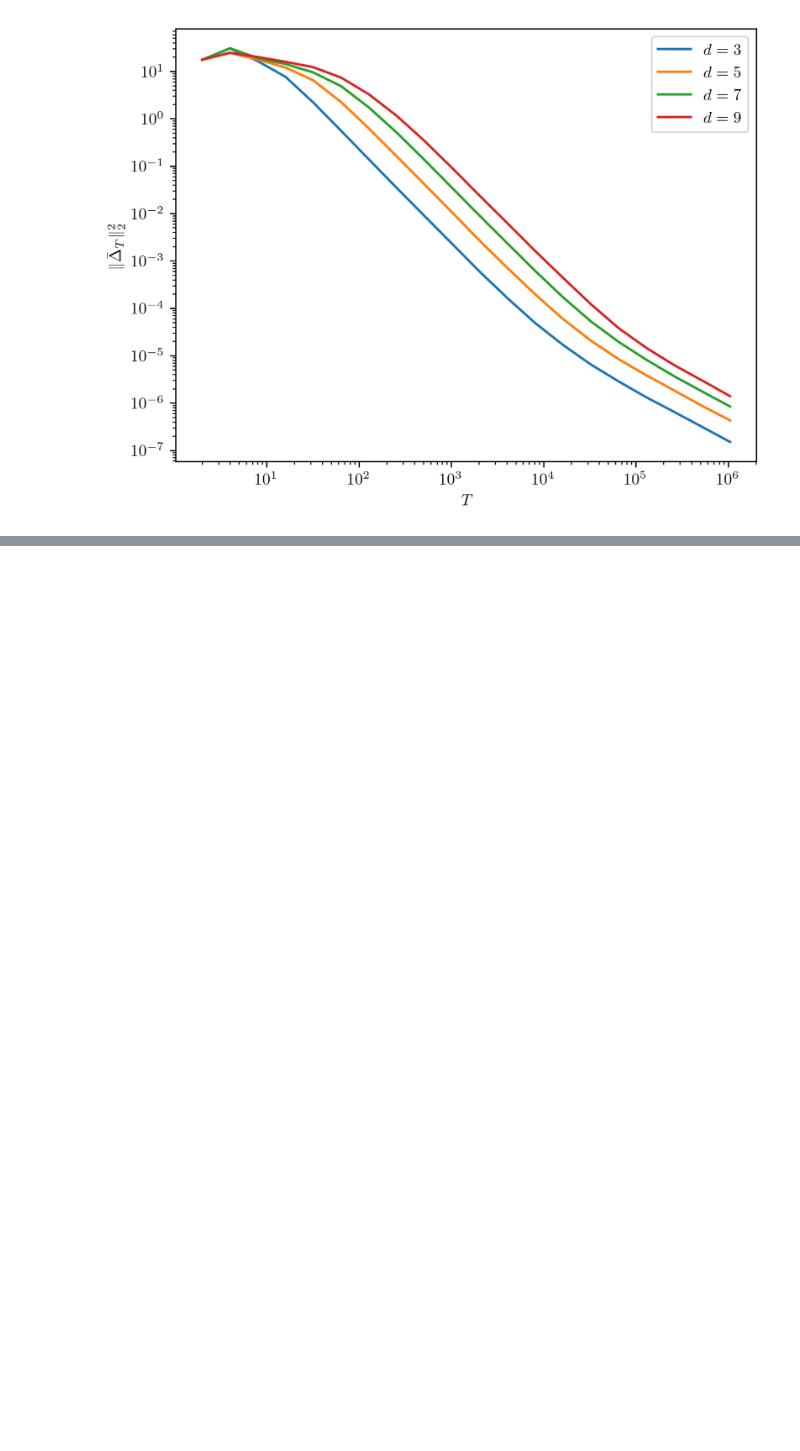
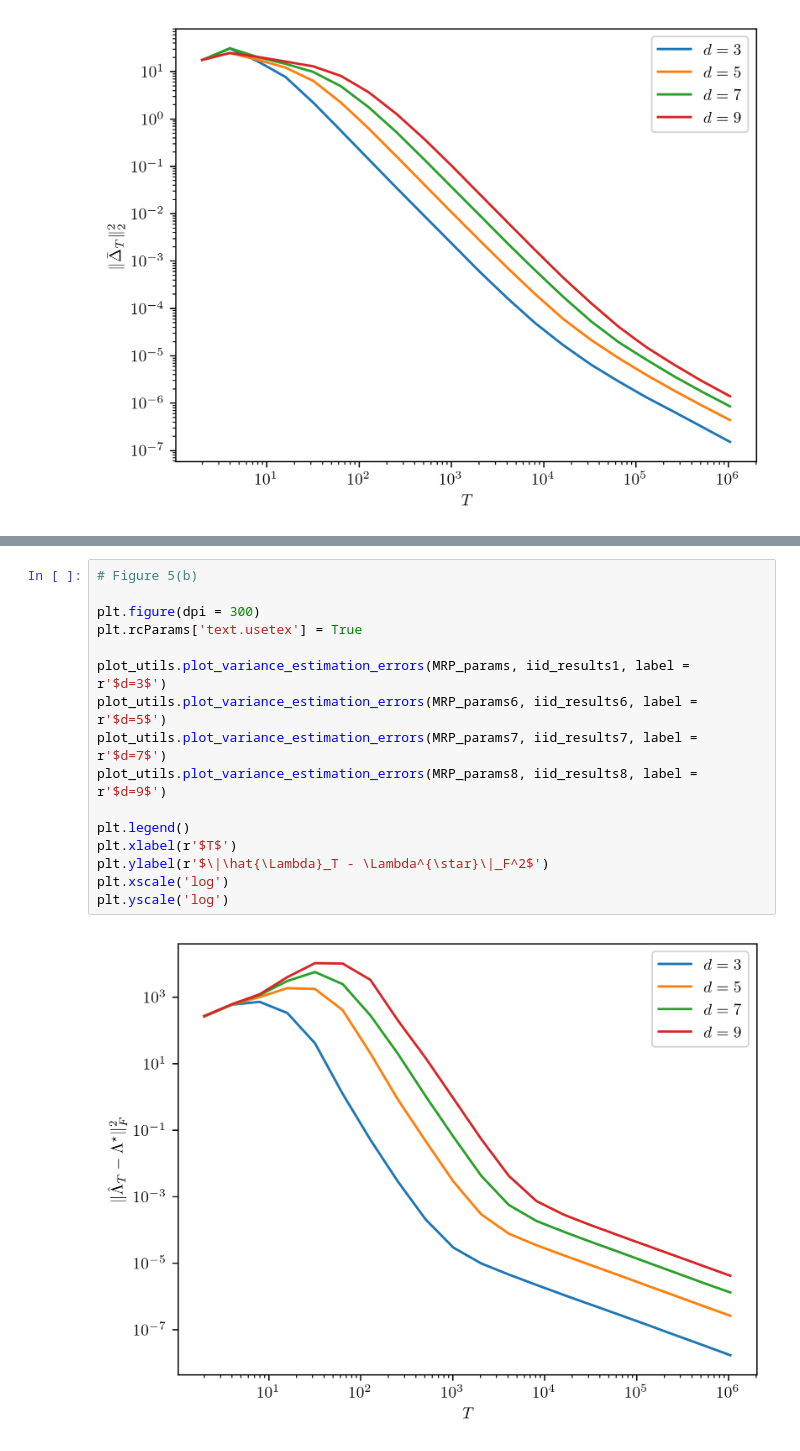
Before and after one commit to Weichen-Wu-1996/TD_inference, a Jupyter notebook: reproduce_plots.ipynb, the cells around one changed output, grey strips where cells are left out. Saved outputs shown, nothing was run; the diff lists cells and outputs as text; blank space fills up the shorter version.

Commit message:
reproduce plots

```diff
--- a/reproduce_plots.ipynb
+++ b/reproduce_plots.ipynb
@@ -150,0 +151,18 @@ plt.yscale('log')
+# %%
+# Figure 5(b)
+
+plt.figure(dpi = 300)
+plt.rcParams['text.usetex'] = True
+
+plot_utils.plot_variance_estimation_errors(MRP_params, iid_results1, label = r'$d=3$')
+plot_utils.plot_variance_estimation_errors(MRP_params6, iid_results6, label = r'$d=5$')
+plot_utils.plot_variance_estimation_errors(MRP_params7, iid_results7, label = r'$d=7$')
+plot_utils.plot_variance_estimation_errors(MRP_params8, iid_results8, label = r'$d=9$')
+
+plt.legend()
+plt.xlabel(r'$T$')
+plt.ylabel(r'$\|\hat{\Lambda}_T - \Lambda^{\star}\|_F^2$')
+plt.xscale('log')
+plt.yscale('log')
+# %% [output]
+[figure, added]
```
Also changed, not shown: parts of 3 cells of this notebook, 1 other file.
